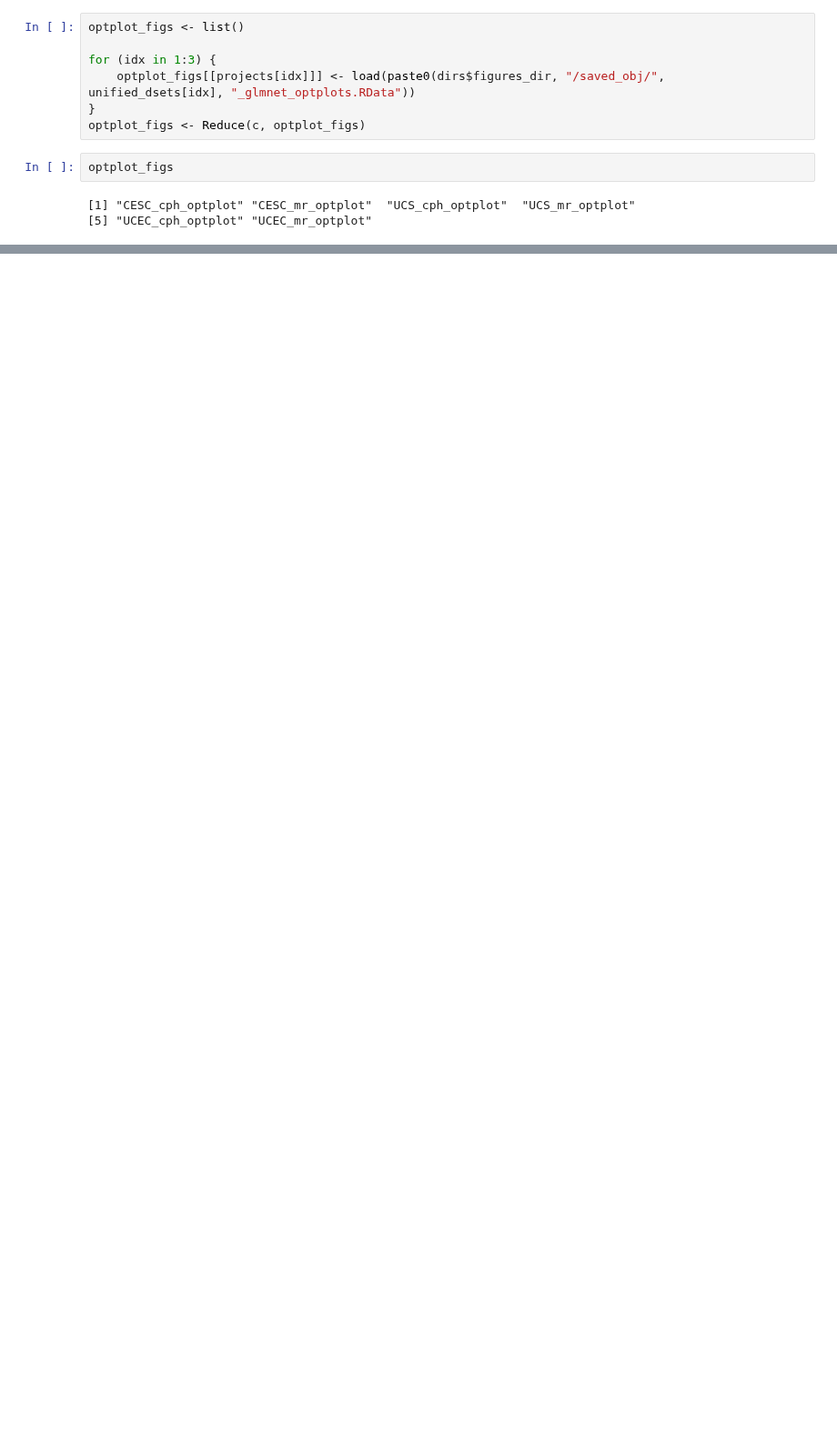
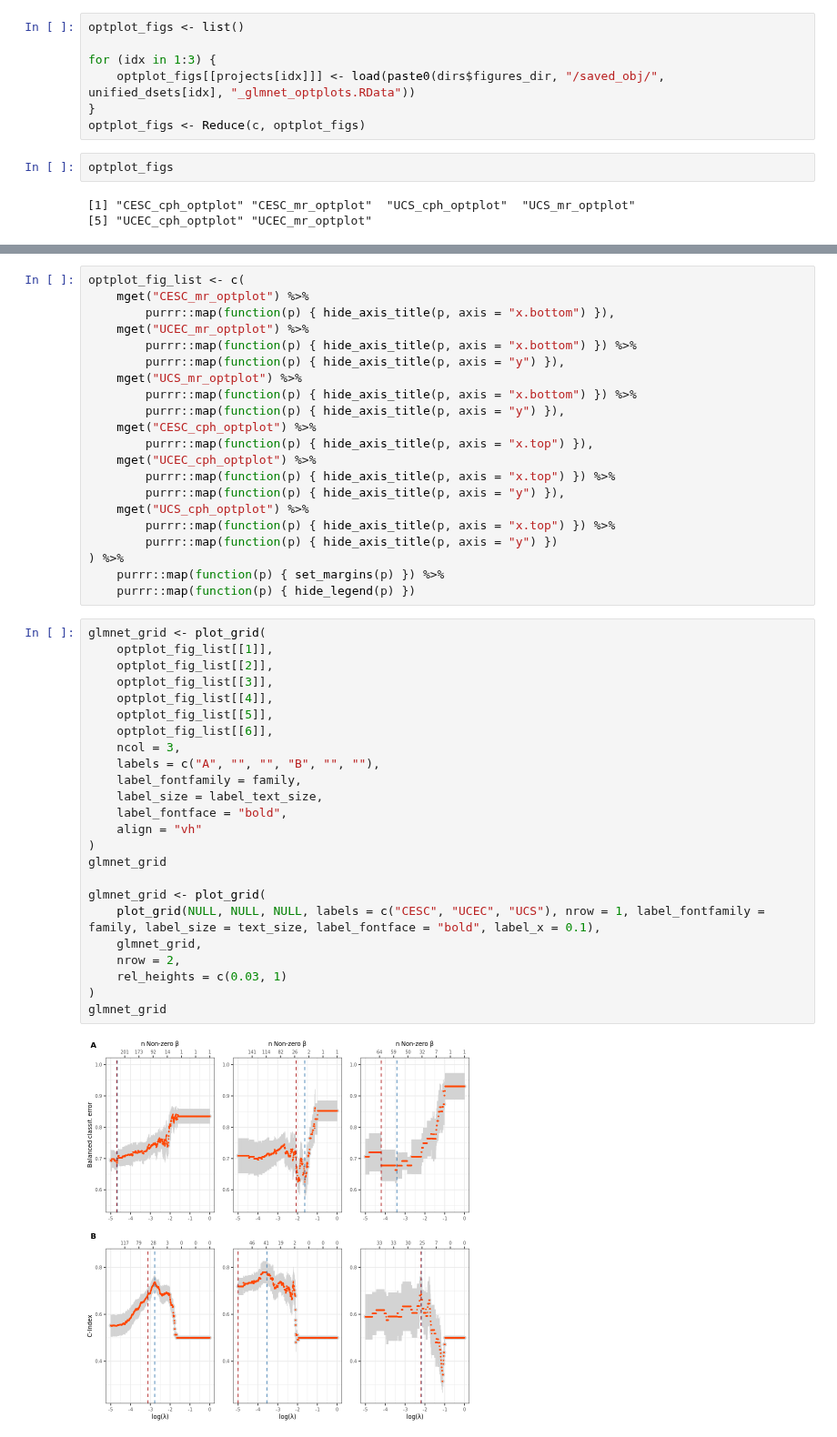
Before and after one commit to fogg-lab/characterizing-ecm-transcriptome-of-endometriosis, a Jupyter notebook: figures/figure_S3.ipynb, the cells around one changed output, grey strips where cells are left out. Shown at 91% size. Drawn from its saved outputs; the diff is of its cells as text; blank space fills up the shorter version.

```diff
--- a/figures/figure_S3.ipynb
+++ b/figures/figure_S3.ipynb
@@ -61,0 +86,47 @@ plot_grid(
+# %%
+optplot_fig_list <- c(
+    mget("CESC_mr_optplot") %>%
+        purrr::map(function(p) { hide_axis_title(p, axis = "x.bottom") }),
+    mget("UCEC_mr_optplot") %>%
+        purrr::map(function(p) { hide_axis_title(p, axis = "x.bottom") }) %>%
+        purrr::map(function(p) { hide_axis_title(p, axis = "y") }),
+    mget("UCS_mr_optplot") %>%
+        purrr::map(function(p) { hide_axis_title(p, axis = "x.bottom") }) %>%
+        purrr::map(function(p) { hide_axis_title(p, axis = "y") }),
+    mget("CESC_cph_optplot") %>%
+        purrr::map(function(p) { hide_axis_title(p, axis = "x.top") }),
+    mget("UCEC_cph_optplot") %>%
+        purrr::map(function(p) { hide_axis_title(p, axis = "x.top") }) %>%
+        purrr::map(function(p) { hide_axis_title(p, axis = "y") }),
+    mget("UCS_cph_optplot") %>%
+        purrr::map(function(p) { hide_axis_title(p, axis = "x.top") }) %>%
+        purrr::map(function(p) { hide_axis_title(p, axis = "y") })
+) %>%
+    purrr::map(function(p) { set_margins(p) }) %>%
+    purrr::map(function(p) { hide_legend(p) })
+# %%
+glmnet_grid <- plot_grid(
+    optplot_fig_list[[1]],
+    optplot_fig_list[[2]],
+    optplot_fig_list[[3]],
+    optplot_fig_list[[4]],
+    optplot_fig_list[[5]],
+    optplot_fig_list[[6]],
+    ncol = 3,
+    labels = c("A", "", "", "B", "", ""),
+    label_fontfamily = family,
+    label_size = label_text_size,
+    label_fontface = "bold",
+    align = "vh"
+)
+glmnet_grid
+
+glmnet_grid <- plot_grid(
+    plot_grid(NULL, NULL, NULL, labels = c("CESC", "UCEC", "UCS"), nrow = 1, label_fontfamily = family, label_size = text_size, label_fontface = "bold", label_x = 0.1),
+    glmnet_grid,
+    nrow = 2,
+    rel_heights = c(0.03, 1)
+)
+glmnet_grid
+# %% [output]
+[figure, added]
```
Also changed, not shown: parts of 7 cells of this notebook, 2 other files.
